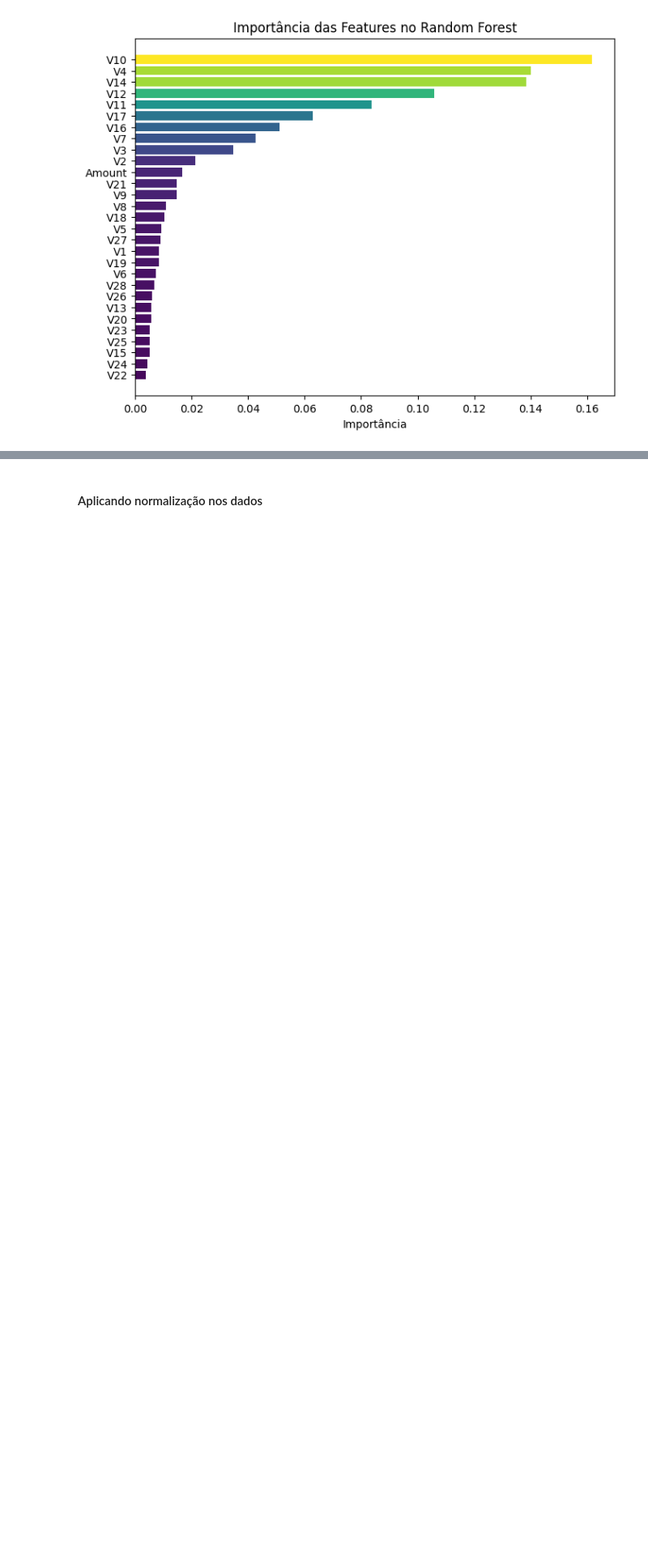
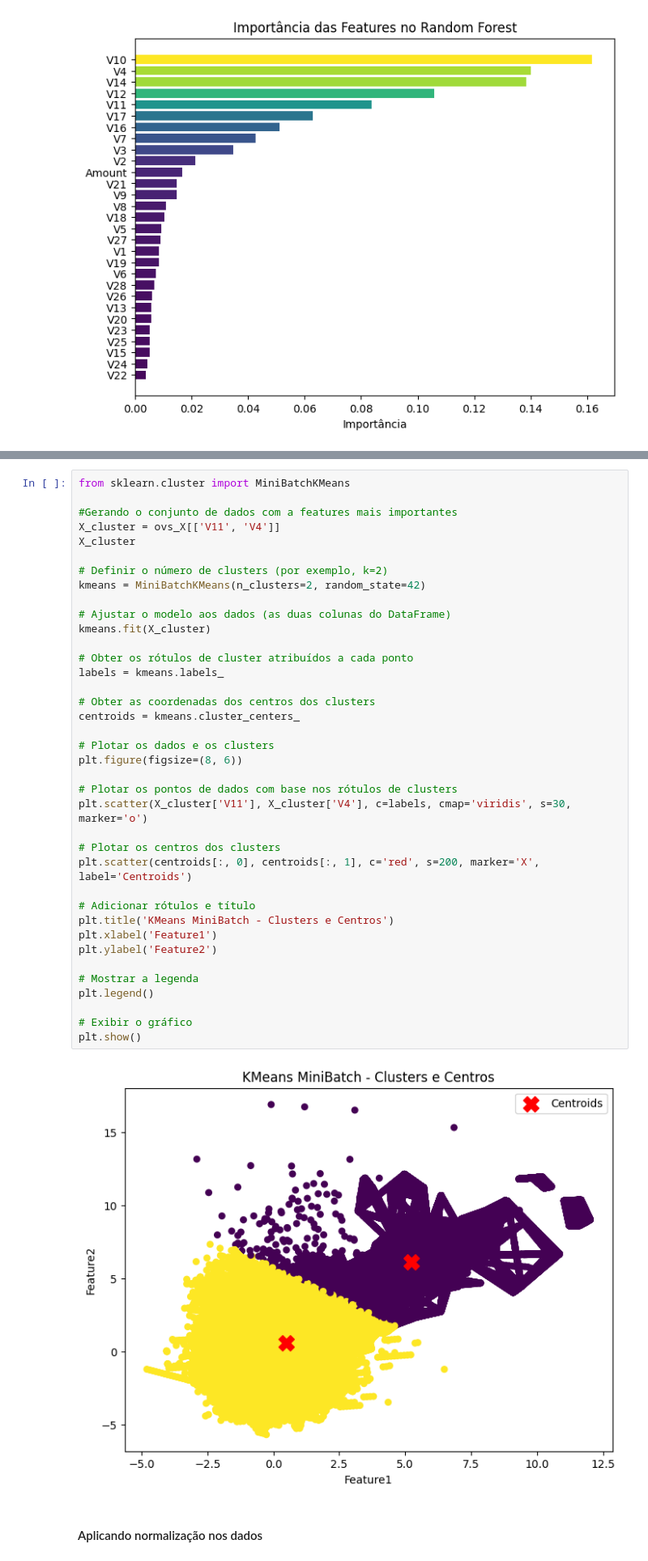
Before and after one commit to jonnathann/portifolio_ra, a Jupyter notebook: notebooks/risk_analisys.ipynb, the cells around one changed output, grey strips where cells are left out. Shown at 81% size. Saved outputs shown, nothing was run; the diff lists cells and outputs as text; blank space fills up the shorter version.

Commit message:
adicionando estudos de clusterização dos dados

```diff
--- a/notebooks/risk_analisys.ipynb
+++ b/notebooks/risk_analisys.ipynb
@@ -373,3 +381,43 @@ plt.show()
+# %%
+from sklearn.cluster import MiniBatchKMeans
+
+#Gerando o conjunto de dados com a features mais importantes
+X_cluster = ovs_X[['V11', 'V4']]
+X_cluster
+
+# Definir o número de clusters (por exemplo, k=2)
+kmeans = MiniBatchKMeans(n_clusters=2, random_state=42)
+
+# Ajustar o modelo aos dados (as duas colunas do DataFrame)
+kmeans.fit(X_cluster)
+
+# Obter os rótulos de cluster atribuídos a cada ponto
+labels = kmeans.labels_
+
+# Obter as coordenadas dos centros dos clusters
+centroids = kmeans.cluster_centers_
+
+# Plotar os dados e os clusters
+plt.figure(figsize=(8, 6))
+
+# Plotar os pontos de dados com base nos rótulos de clusters
+plt.scatter(X_cluster['V11'], X_cluster['V4'], c=labels, cmap='viridis', s=30, marker='o')
+
+# Plotar os centros dos clusters
+plt.scatter(centroids[:, 0], centroids[:, 1], c='red', s=200, marker='X', label='Centroids')
+
+# Adicionar rótulos e título
+plt.title('KMeans MiniBatch - Clusters e Centros')
+plt.xlabel('Feature1')
+plt.ylabel('Feature2')
+
+# Mostrar a legenda
+plt.legend()
+
+# Exibir o gráfico
+plt.show()
+# %% [output]
+[figure, added]
 # %% [markdown]
 #### Aplicando normalização nos dados
 # %%
```
Also changed, not shown: parts of 6 cells of this notebook.
